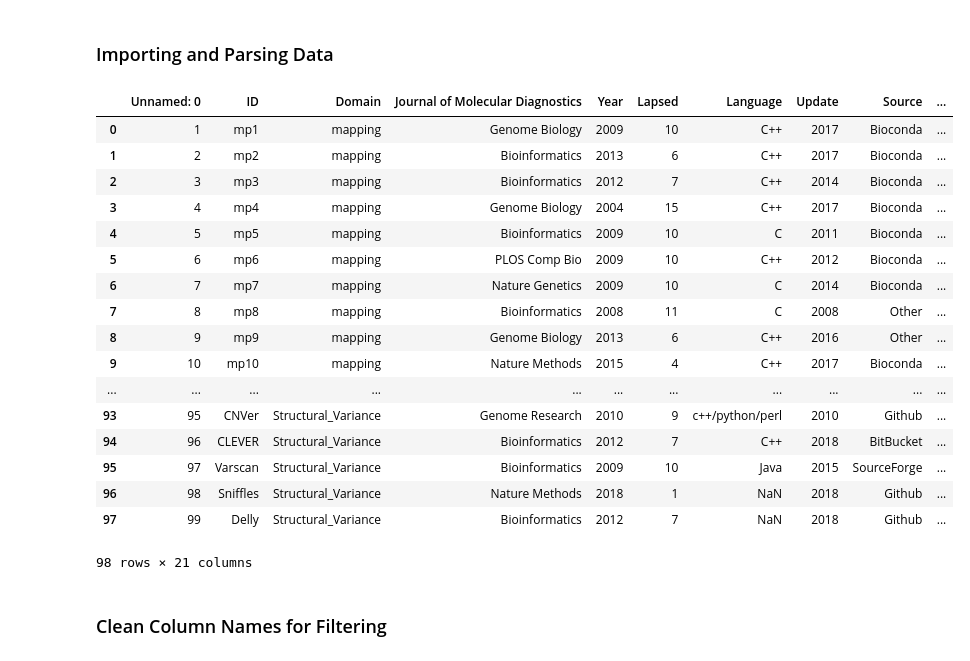
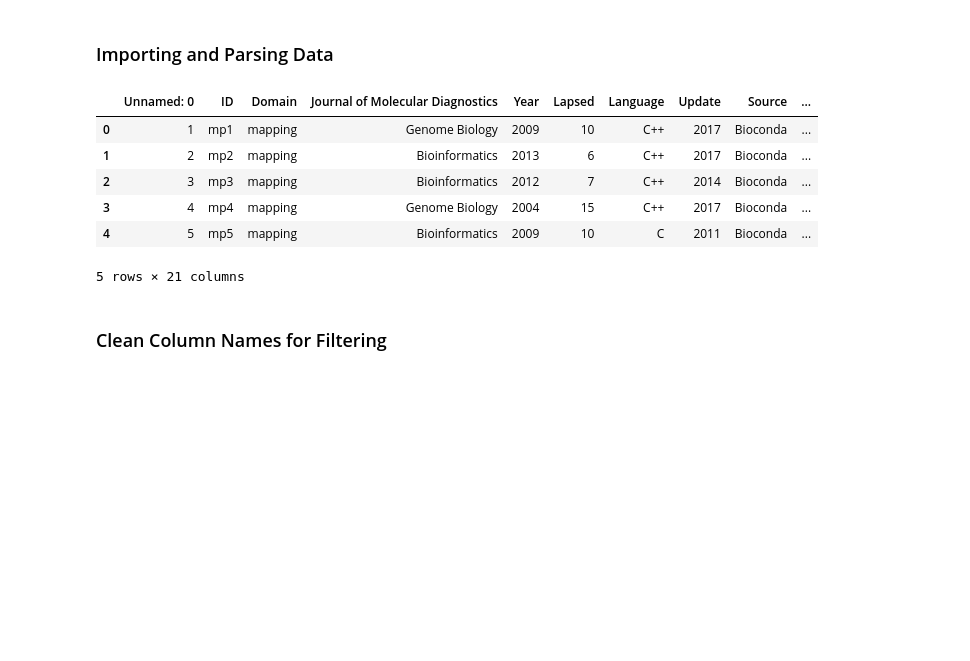
Before and after one commit to xubeisi/good.software, a Jupyter notebook: analysis/figure2_notebook.ipynb, the cells around one changed output. Drawn from its saved outputs; the diff is of its cells as text; code cells hidden in the pictures; blank space fills up the shorter version.

```diff
--- a/analysis/figure2_notebook.ipynb
+++ b/analysis/figure2_notebook.ipynb
@@ -24,26 +24,15 @@ import seaborn as sns  #be sure version >=0.9
 ### Importing and Parsing Data
 # %%
 data = pd.read_csv('usability/usability_cleaned_data.csv')
-data.head(100)
+data.head()
 # %% [output]
 |  | Unnamed: 0 | ID | Domain | Journal of Molecular Diagnostics | Year | Lapsed | Language | Update | Source | ... |
 | 0 | 1 | mp1 | mapping | Genome Biology | 2009 | 10 | C++ | 2017 | Bioconda | ... |
 | 1 | 2 | mp2 | mapping | Bioinformatics | 2013 | 6 | C++ | 2017 | Bioconda | ... |
 | 2 | 3 | mp3 | mapping | Bioinformatics | 2012 | 7 | C++ | 2014 | Bioconda | ... |
 | 3 | 4 | mp4 | mapping | Genome Biology | 2004 | 15 | C++ | 2017 | Bioconda | ... |
 | 4 | 5 | mp5 | mapping | Bioinformatics | 2009 | 10 | C | 2011 | Bioconda | ... |
-| 5 | 6 | mp6 | mapping | PLOS Comp Bio | 2009 | 10 | C++ | 2012 | Bioconda | ... |
-| 6 | 7 | mp7 | mapping | Nature Genetics | 2009 | 10 | C | 2014 | Bioconda | ... |
-| 7 | 8 | mp8 | mapping | Bioinformatics | 2008 | 11 | C | 2008 | Other | ... |
-| 8 | 9 | mp9 | mapping | Genome Biology | 2013 | 6 | C++ | 2016 | Other | ... |
-| 9 | 10 | mp10 | mapping | Nature Methods | 2015 | 4 | C++ | 2017 | Bioconda | ... |
-| ... | ... | ... | ... | ... | ... | ... | ... | ... | ... | ... |
-| 93 | 95 | CNVer | Structural_Variance | Genome Research | 2010 | 9 | c++/python/perl | 2010 | Github | ... |
-| 94 | 96 | CLEVER | Structural_Variance | Bioinformatics | 2012 | 7 | C++ | 2018 | BitBucket | ... |
-| 95 | 97 | Varscan | Structural_Variance | Bioinformatics | 2009 | 10 | Java | 2015 | SourceForge | ... |
-| 96 | 98 | Sniffles | Structural_Variance | Nature Methods | 2018 | 1 | NaN | 2018 | Github | ... |
-| 97 | 99 | Delly | Structural_Variance | Bioinformatics | 2012 | 7 | NaN | 2018 | Github | ... |
-98 rows × 21 columns
+5 rows × 21 columns
 # %% [markdown]
 ### Clean Column Names for Filtering
 # %%
```
Also changed, not shown: parts of 8 cells of this notebook.
